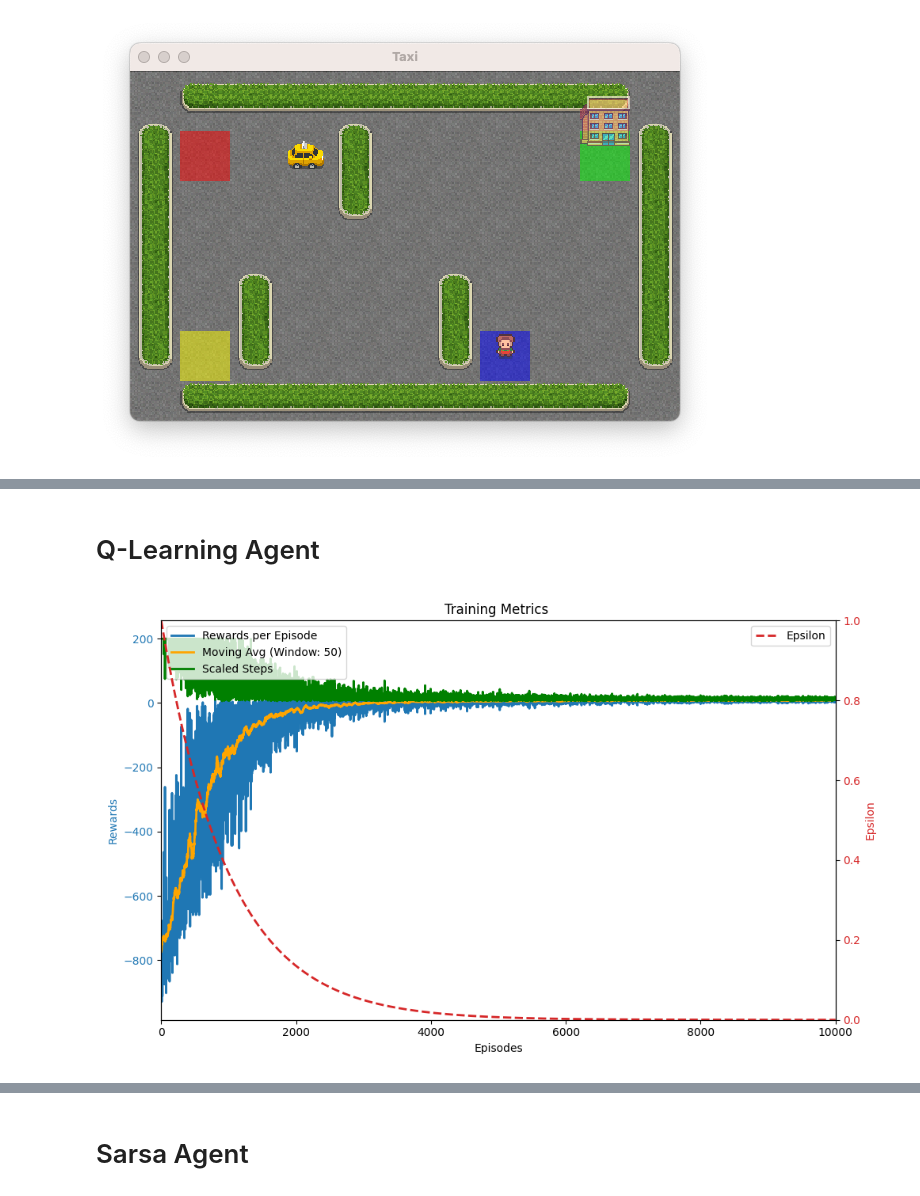
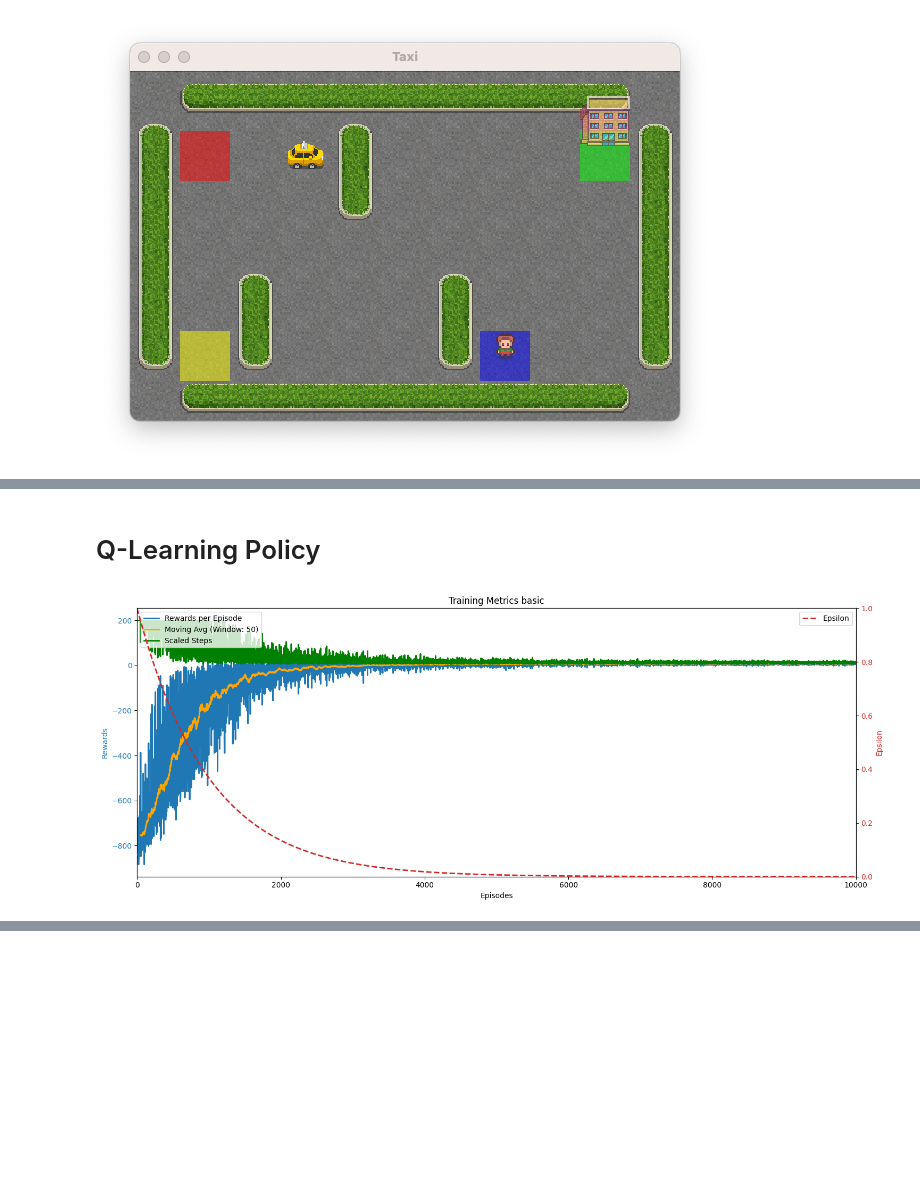
Before and after one commit to SeanMarcusJensen/ACIT4610_Portifolio_KMHS, a Jupyter notebook: problem_4/main.ipynb, the cells around one changed output, grey strips where cells are left out. Cells and saved outputs as stored; diff of their text form; code cells hidden in the pictures; blank space fills up the shorter version.

```diff
--- a/problem_4/main.ipynb
+++ b/problem_4/main.ipynb
@@ -62,12 +134,10 @@ Image(filename='./static/Environment.png')
 # %% [markdown]
-# Q-Learning Agent
+# Q-Learning Policy
-# %%
-Image(filename='./static/metrics/basic.png')
-# %% [output]
-[figure, removed]
+# %%
+metrics.plot('basic')
+# %% [output]
+[figure, added]
 # %%
 Video('./static/movies/basic/rl-video-episode-0.mp4')
 # %% [output]
 [interactive output not drawn]
-# %% [markdown]
-# Sarsa Agent
```
Also changed, not shown: parts of 27 cells of this notebook, 27 other files.
